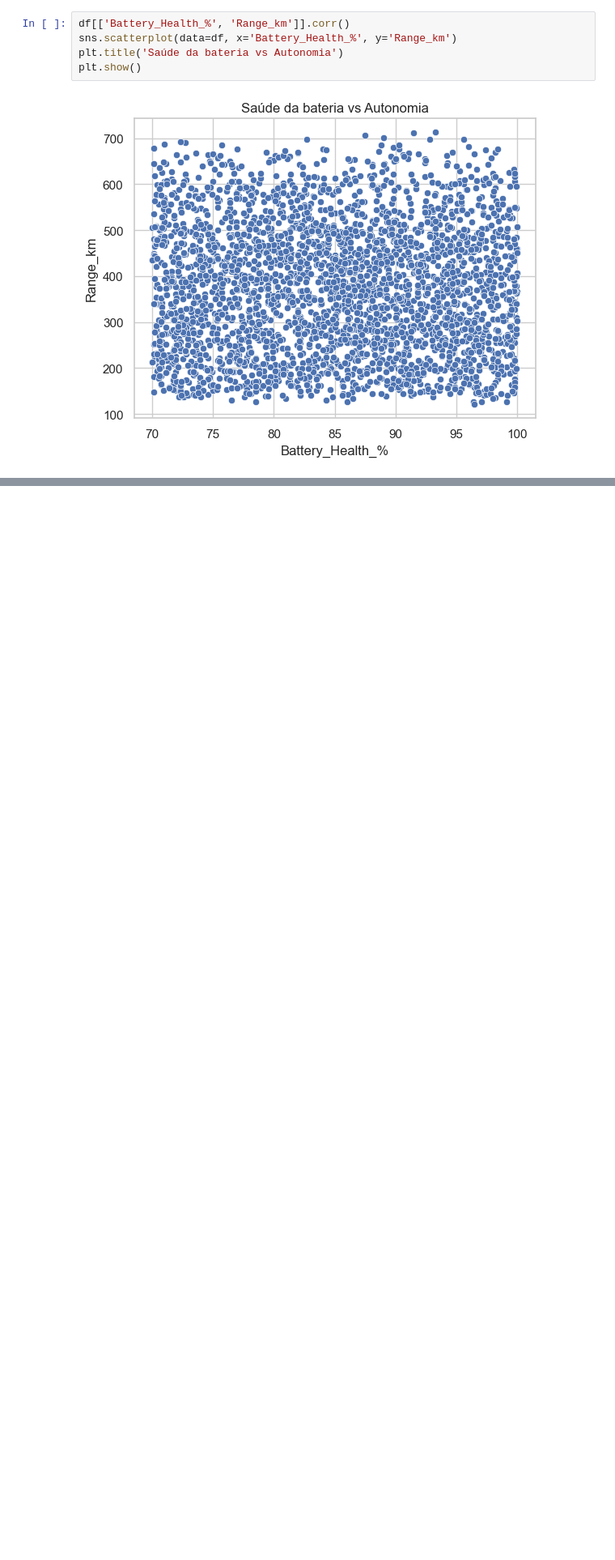
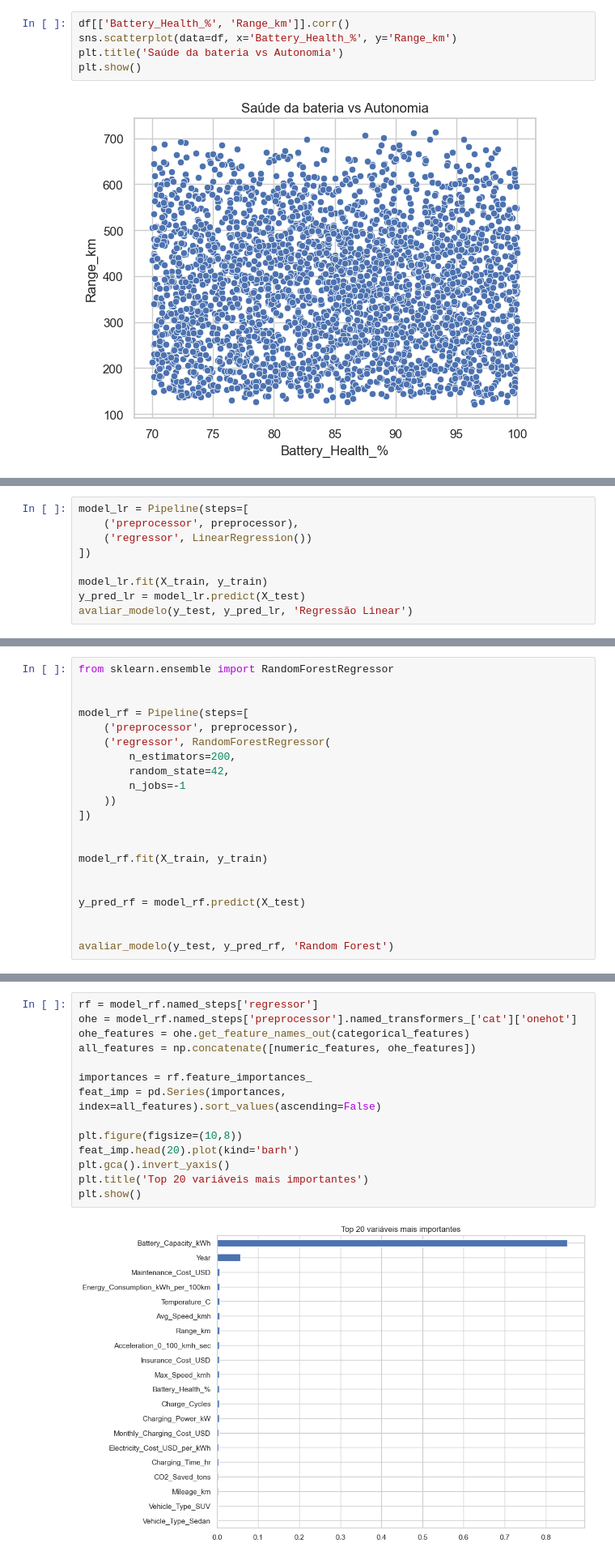
Before and after one commit to felippeximenes/ev-analytics, a Jupyter notebook: notebooks/projeto_veiculos_eletricos.ipynb, the cells around one changed output, grey strips where cells are left out. Shown at 81% size. Saved outputs shown, nothing was run; the diff lists cells and outputs as text; blank space fills up the shorter version.

```diff
--- a/notebooks/projeto_veiculos_eletricos.ipynb
+++ b/notebooks/projeto_veiculos_eletricos.ipynb
@@ -114,0 +286,9 @@ plt.show()
+# %%
+model_lr = Pipeline(steps=[
+    ('preprocessor', preprocessor),
+    ('regressor', LinearRegression())
+])
+
+model_lr.fit(X_train, y_train)
+y_pred_lr = model_lr.predict(X_test)
+avaliar_modelo(y_test, y_pred_lr, 'Regressão Linear')
@@ -114,0 +299,21 @@ plt.show()
+# %%
+from sklearn.ensemble import RandomForestRegressor
+
+
+model_rf = Pipeline(steps=[
+    ('preprocessor', preprocessor),
+    ('regressor', RandomForestRegressor(
+        n_estimators=200,
+        random_state=42,
+        n_jobs=-1
+    ))
+])
+
+
+model_rf.fit(X_train, y_train)
+
+
+y_pred_rf = model_rf.predict(X_test)
+
+
+avaliar_modelo(y_test, y_pred_rf, 'Random Forest')
@@ -114,0 +324,16 @@ plt.show()
+# %%
+rf = model_rf.named_steps['regressor']
+ohe = model_rf.named_steps['preprocessor'].named_transformers_['cat']['onehot']
+ohe_features = ohe.get_feature_names_out(categorical_features)
+all_features = np.concatenate([numeric_features, ohe_features])
+
+importances = rf.feature_importances_
+feat_imp = pd.Series(importances, index=all_features).sort_values(ascending=False)
+
+plt.figure(figsize=(10,8))
+feat_imp.head(20).plot(kind='barh')
+plt.gca().invert_yaxis()
+plt.title('Top 20 variáveis mais importantes')
+plt.show()
+# %% [output]
+[figure, added]
```
Also changed, not shown: parts of 24 cells of this notebook, 1 other file.
